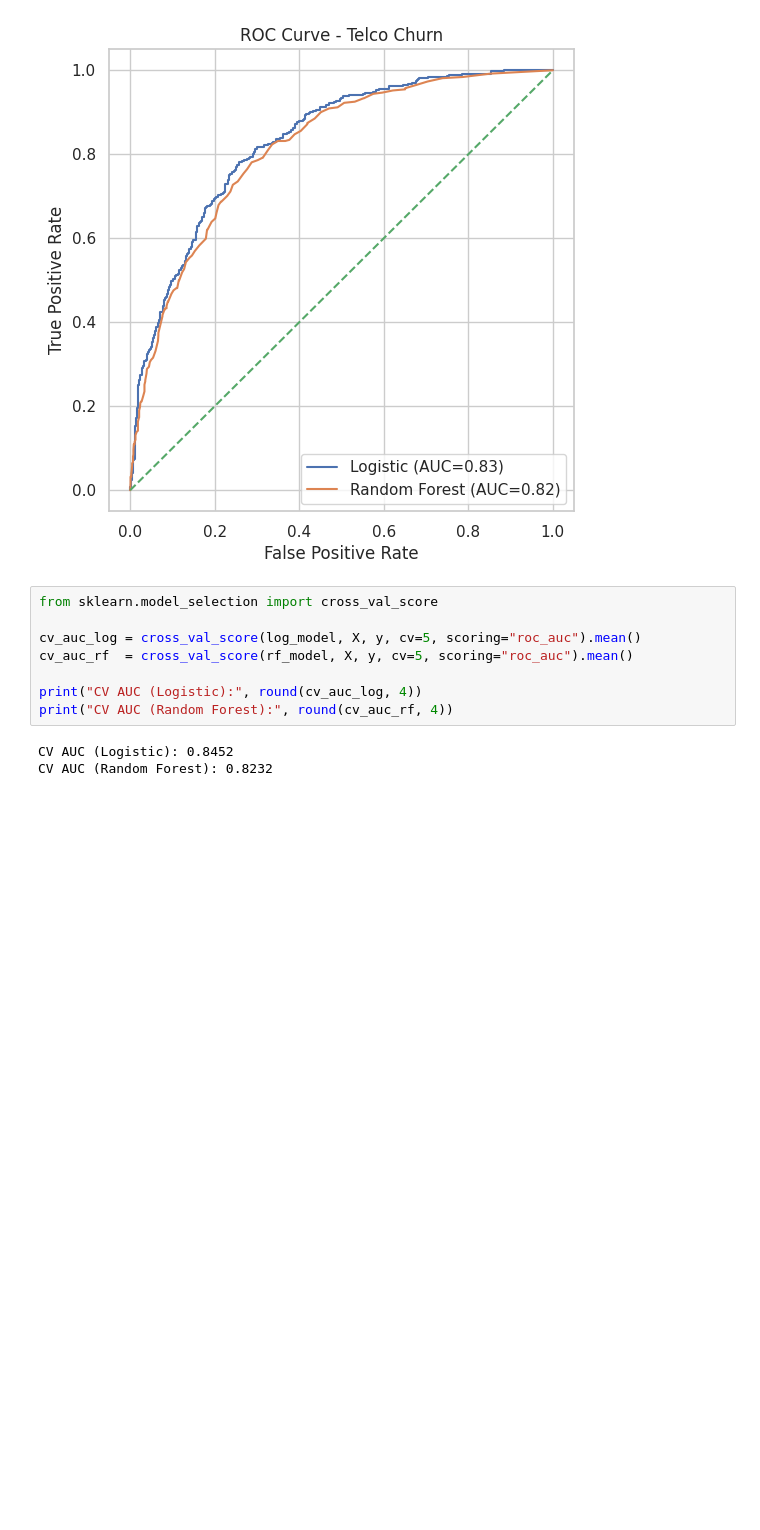
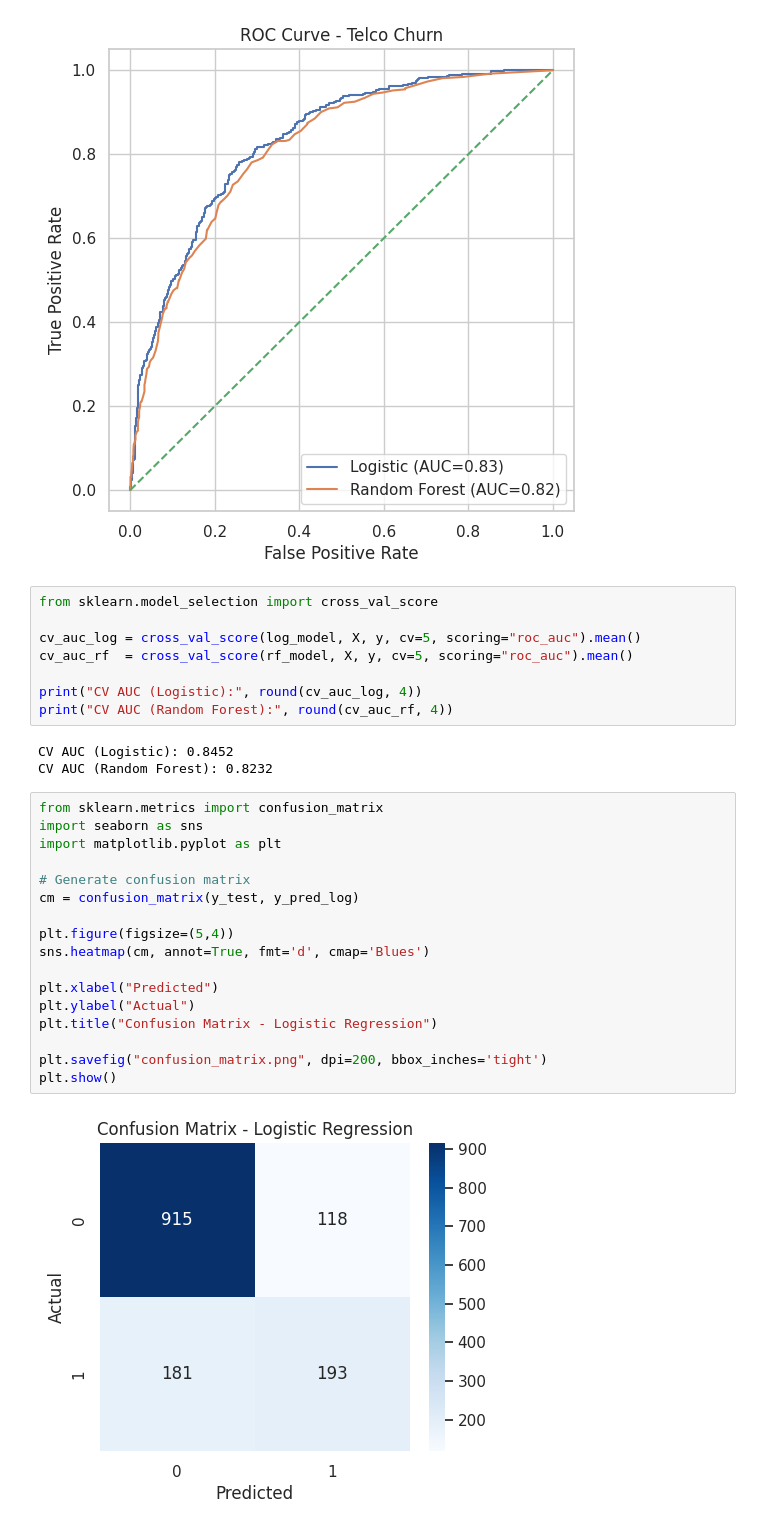
Before and after one commit to 7yuan0803/Telco-Customer-Churn-Analysis, a Jupyter notebook: notebooks/telco_churn_modeling.ipynb, the cells around one changed output. Saved outputs shown, nothing was run; the diff lists cells and outputs as text; blank space fills up the shorter version.

```diff
--- a/notebooks/telco_churn_modeling.ipynb
+++ b/notebooks/telco_churn_modeling.ipynb
@@ -254,3 +255,22 @@ print("CV AUC (Random Forest):", round(cv_auc_rf, 4))
 # %% [output]
 CV AUC (Logistic): 0.8452
 CV AUC (Random Forest): 0.8232
+# %%
+from sklearn.metrics import confusion_matrix
+import seaborn as sns
+import matplotlib.pyplot as plt
+
+# Generate confusion matrix
+cm = confusion_matrix(y_test, y_pred_log)
+
+plt.figure(figsize=(5,4))
+sns.heatmap(cm, annot=True, fmt='d', cmap='Blues')
+
+plt.xlabel("Predicted")
+plt.ylabel("Actual")
+plt.title("Confusion Matrix - Logistic Regression")
+
+plt.savefig("confusion_matrix.png", dpi=200, bbox_inches='tight')
+plt.show()
+# %% [output]
+[figure, added]
```
Also changed, not shown: parts of 5 cells of this notebook.
